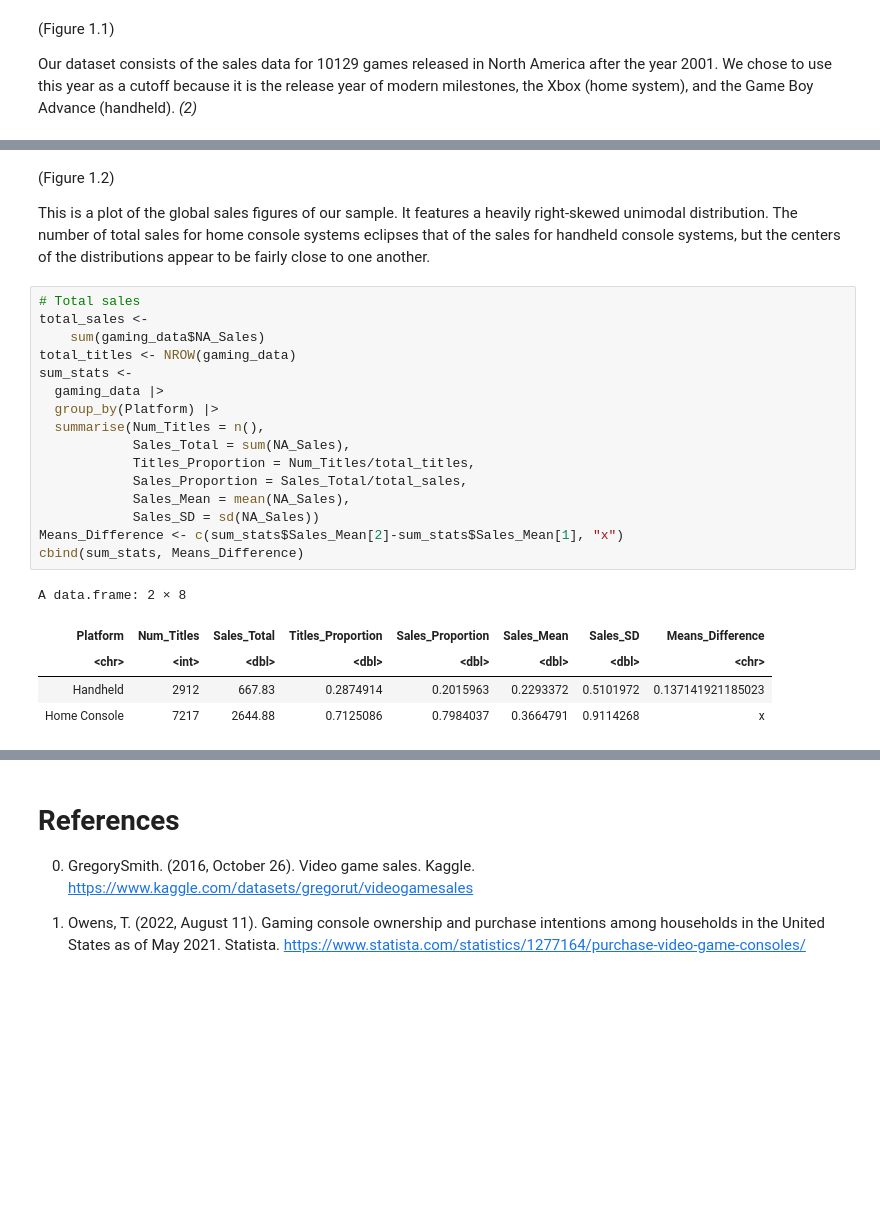
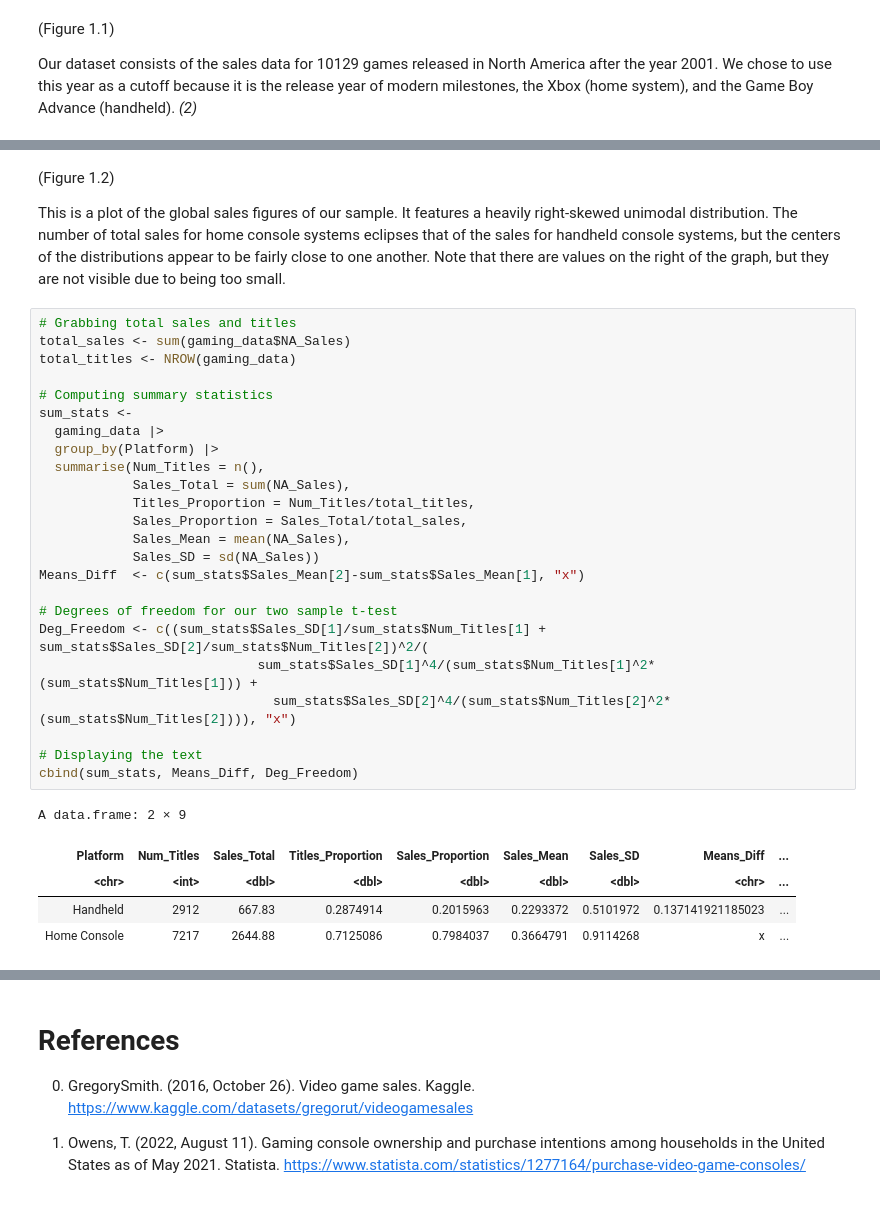
Before and after one commit to xonew/Stat-200-21-Project, a Jupyter notebook: proposal.ipynb, the cells around one changed output, grey strips where cells are left out. Drawn from its saved outputs; the diff is of its cells as text; blank space fills up the shorter version.

```diff
--- a/proposal.ipynb
+++ b/proposal.ipynb
@@ -70,29 +72,37 @@ gaming_data_dist_na
 # %% [markdown]
 (Figure 1.2)
 
-This is a plot of the global sales figures of our sample. It features a heavily right-skewed unimodal distribution. The number of total sales for home console systems eclipses that of the sales for handheld console systems, but the centers of the distributions appear to be fairly close to one another.
+This is a plot of the global sales figures of our sample. It features a heavily right-skewed unimodal distribution. The number of total sales for home console systems eclipses that of the sales for handheld console systems, but the centers of the distributions appear to be fairly close to one another. Note that there are values on the right of the graph, but they are not visible due to being too small.
 # %%
-# Total sales
-total_sales <-
-    sum(gaming_data$NA_Sales)
+# Grabbing total sales and titles
+total_sales <- sum(gaming_data$NA_Sales)
 total_titles <- NROW(gaming_data)
+
+# Computing summary statistics
 sum_stats <-
   gaming_data |>
   group_by(Platform) |>
   summarise(Num_Titles = n(),
             Sales_Total = sum(NA_Sales),
             Titles_Proportion = Num_Titles/total_titles,
             Sales_Proportion = Sales_Total/total_sales,
             Sales_Mean = mean(NA_Sales),
             Sales_SD = sd(NA_Sales))
-Means_Difference <- c(sum_stats$Sales_Mean[2]-sum_stats$Sales_Mean[1], "x")
-cbind(sum_stats, Means_Difference)
+Means_Diff  <- c(sum_stats$Sales_Mean[2]-sum_stats$Sales_Mean[1], "x")
+
+# Degrees of freedom for our two sample t-test
+Deg_Freedom <- c((sum_stats$Sales_SD[1]/sum_stats$Num_Titles[1] + sum_stats$Sales_SD[2]/sum_stats$Num_Titles[2])^2/(
+                            sum_stats$Sales_SD[1]^4/(sum_stats$Num_Titles[1]^2*(sum_stats$Num_Titles[1])) +
+                              sum_stats$Sales_SD[2]^4/(sum_stats$Num_Titles[2]^2*(sum_stats$Num_Titles[2]))), "x")
+
+# Displaying the text
+cbind(sum_stats, Means_Diff, Deg_Freedom)
 # %% [output]
-A data.frame: 2 × 8
+A data.frame: 2 × 9
-| Platform | Num_Titles | Sales_Total | Titles_Proportion | Sales_Proportion | Sales_Mean | Sales_SD | Means_Difference |
-| <chr> | <int> | <dbl> | <dbl> | <dbl> | <dbl> | <dbl> | <chr> |
-| Handheld | 2912 | 667.83 | 0.2874914 | 0.2015963 | 0.2293372 | 0.5101972 | 0.137141921185023 |
-| Home Console | 7217 | 2644.88 | 0.7125086 | 0.7984037 | 0.3664791 | 0.9114268 | x |
+| Platform | Num_Titles | Sales_Total | Titles_Proportion | Sales_Proportion | Sales_Mean | Sales_SD | Means_Diff | ... |
+| <chr> | <int> | <dbl> | <dbl> | <dbl> | <dbl> | <dbl> | <chr> | ... |
+| Handheld | 2912 | 667.83 | 0.2874914 | 0.2015963 | 0.2293372 | 0.5101972 | 0.137141921185023 | ... |
+| Home Console | 7217 | 2644.88 | 0.7125086 | 0.7984037 | 0.3664791 | 0.9114268 | x | ... |
 # %% [markdown]
 (Figure 1.3)
 
```
Also changed, not shown: parts of 4 cells of this notebook.
